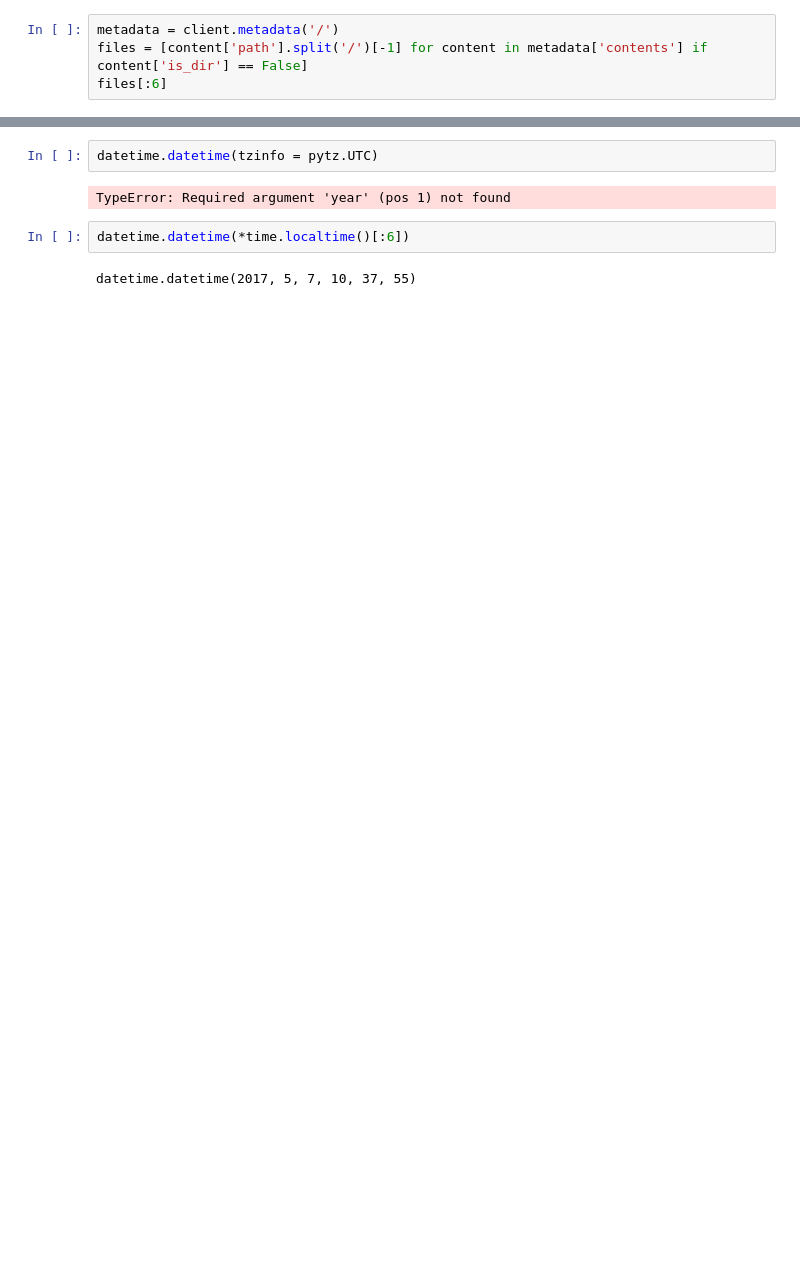
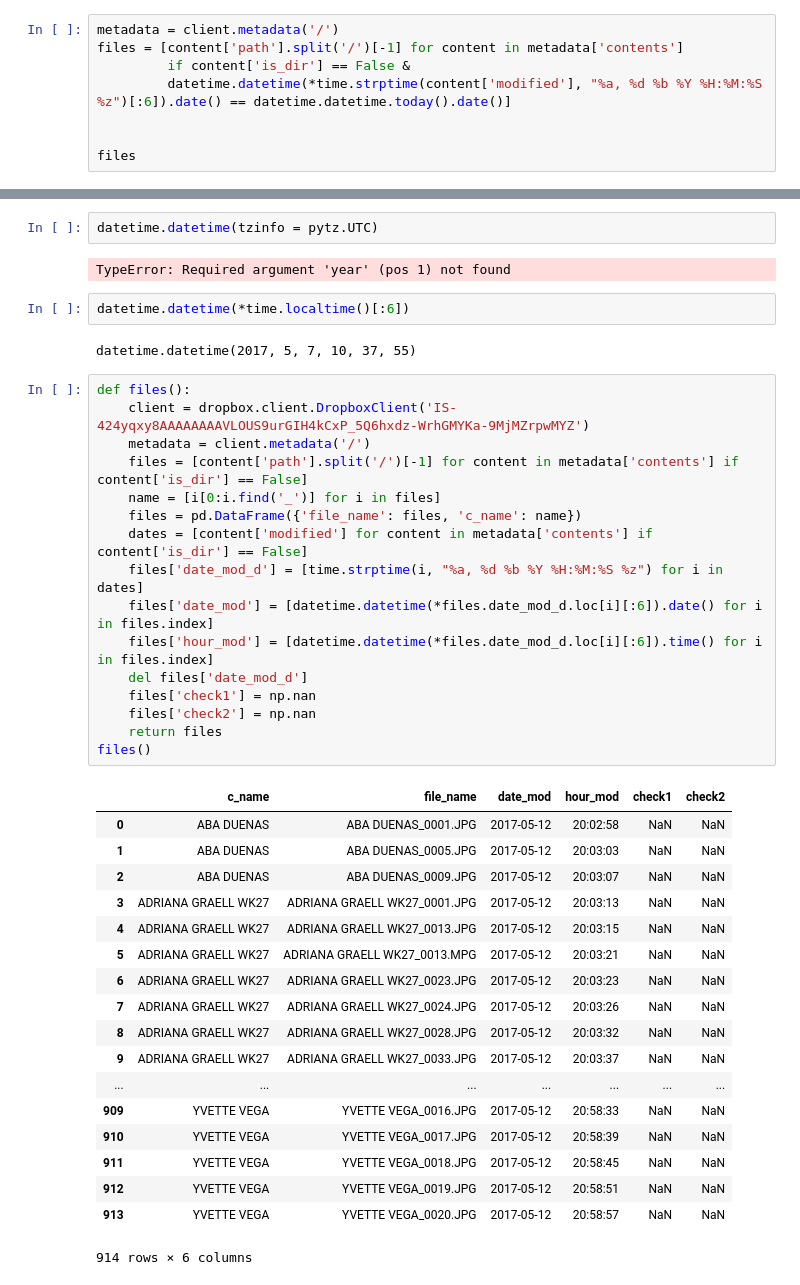
Before and after one commit to fapb88ve-zz/PCode, a Jupyter notebook: Dropbox Code.ipynb, the cells around one changed output, grey strips where cells are left out. Cells and saved outputs as stored; diff of their text form; blank space fills up the shorter version.

```diff
--- a/Dropbox Code.ipynb
+++ b/Dropbox Code.ipynb
@@ -46,6 +47,10 @@ Fri, 05 May 2017 23:29:43 +0000
 Fri, 05 May 2017 23:29:47 +0000
 # %%
 metadata = client.metadata('/')
-files = [content['path'].split('/')[-1] for content in metadata['contents'] if content['is_dir'] == False]
-files[:6]
+files = [content['path'].split('/')[-1] for content in metadata['contents']
+         if content['is_dir'] == False &
+         datetime.datetime(*time.strptime(content['modified'], "%a, %d %b %Y %H:%M:%S %z")[:6]).date() == datetime.datetime.today().date()]
+
+
+files
 # %% [output]
@@ -113,3 +81,38 @@ TypeError: Required argument 'year' (pos 1) not found
 datetime.datetime(*time.localtime()[:6])
 # %% [output]
 datetime.datetime(2017, 5, 7, 10, 37, 55)
+# %%
+def files():
+    client = dropbox.client.DropboxClient('IS-424yqxy8AAAAAAAAVLOUS9urGIH4kCxP_5Q6hxdz-WrhGMYKa-9MjMZrpwMYZ')
+    metadata = client.metadata('/')
+    files = [content['path'].split('/')[-1] for content in metadata['contents'] if content['is_dir'] == False]
+    name = [i[0:i.find('_')] for i in files]
+    files = pd.DataFrame({'file_name': files, 'c_name': name})
+    dates = [content['modified'] for content in metadata['contents'] if content['is_dir'] == False]
+    files['date_mod_d'] = [time.strptime(i, "%a, %d %b %Y %H:%M:%S %z") for i in dates]
+    files['date_mod'] = [datetime.datetime(*files.date_mod_d.loc[i][:6]).date() for i in files.index]
+    files['hour_mod'] = [datetime.datetime(*files.date_mod_d.loc[i][:6]).time() for i in files.index]
+    del files['date_mod_d']
+    files['check1'] = np.nan
+    files['check2'] = np.nan
+    return files
+files()
+# %% [output]
+|  | c_name | file_name | date_mod | hour_mod | check1 | check2 |
+| 0 | ABA DUENAS | ABA DUENAS_0001.JPG | 2017-05-12 | 20:02:58 | NaN | NaN |
+| 1 | ABA DUENAS | ABA DUENAS_0005.JPG | 2017-05-12 | 20:03:03 | NaN | NaN |
+| 2 | ABA DUENAS | ABA DUENAS_0009.JPG | 2017-05-12 | 20:03:07 | NaN | NaN |
+| 3 | ADRIANA GRAELL WK27 | ADRIANA GRAELL WK27_0001.JPG | 2017-05-12 | 20:03:13 | NaN | NaN |
+| 4 | ADRIANA GRAELL WK27 | ADRIANA GRAELL WK27_0013.JPG | 2017-05-12 | 20:03:15 | NaN | NaN |
+| 5 | ADRIANA GRAELL WK27 | ADRIANA GRAELL WK27_0013.MPG | 2017-05-12 | 20:03:21 | NaN | NaN |
+| 6 | ADRIANA GRAELL WK27 | ADRIANA GRAELL WK27_0023.JPG | 2017-05-12 | 20:03:23 | NaN | NaN |
+| 7 | ADRIANA GRAELL WK27 | ADRIANA GRAELL WK27_0024.JPG | 2017-05-12 | 20:03:26 | NaN | NaN |
+| 8 | ADRIANA GRAELL WK27 | ADRIANA GRAELL WK27_0028.JPG | 2017-05-12 | 20:03:32 | NaN | NaN |
+| 9 | ADRIANA GRAELL WK27 | ADRIANA GRAELL WK27_0033.JPG | 2017-05-12 | 20:03:37 | NaN | NaN |
+| ... | ... | ... | ... | ... | ... | ... |
+| 909 | YVETTE VEGA | YVETTE VEGA_0016.JPG | 2017-05-12 | 20:58:33 | NaN | NaN |
+| 910 | YVETTE VEGA | YVETTE VEGA_0017.JPG | 2017-05-12 | 20:58:39 | NaN | NaN |
+| 911 | YVETTE VEGA | YVETTE VEGA_0018.JPG | 2017-05-12 | 20:58:45 | NaN | NaN |
+| 912 | YVETTE VEGA | YVETTE VEGA_0019.JPG | 2017-05-12 | 20:58:51 | NaN | NaN |
+| 913 | YVETTE VEGA | YVETTE VEGA_0020.JPG | 2017-05-12 | 20:58:57 | NaN | NaN |
+914 rows × 6 columns
```
Also changed, not shown: parts of 5 cells of this notebook.
